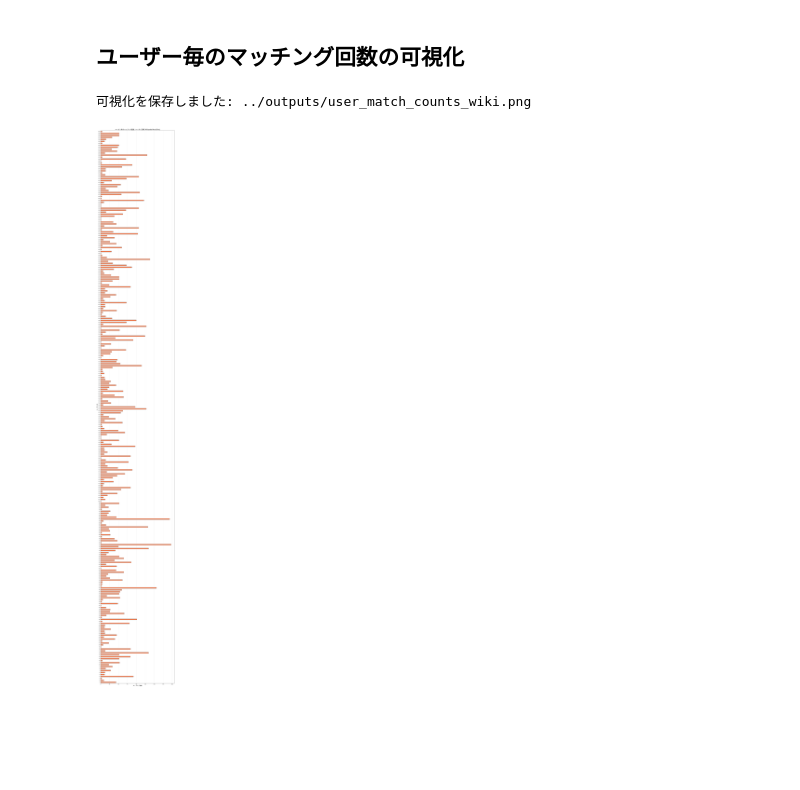
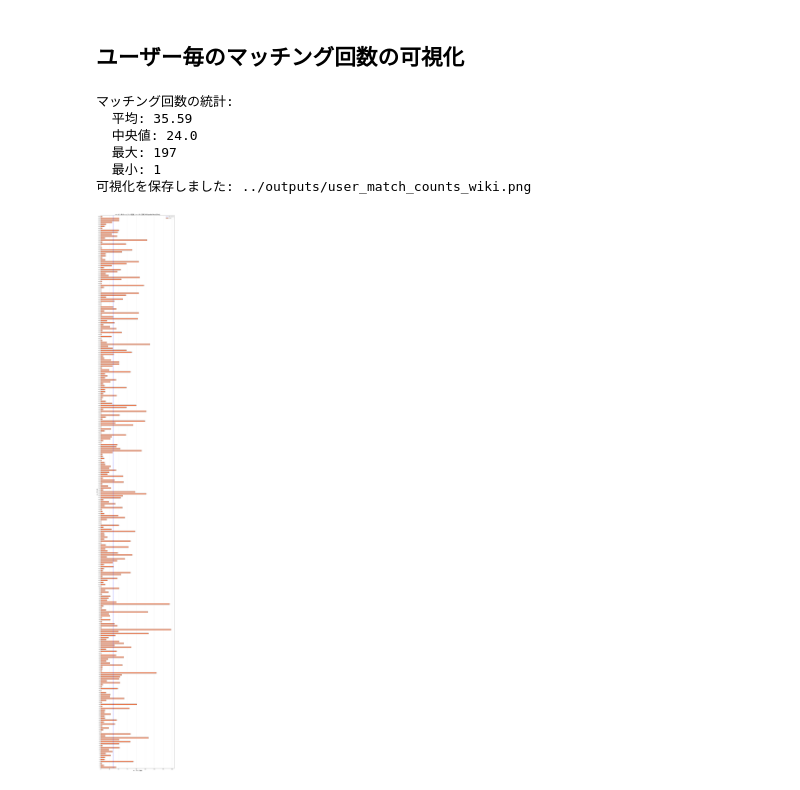
Before and after one commit to Aoki-Dai/research, a Jupyter notebook: notebooks/matching_wiki.ipynb, the cells around one changed output. Drawn from its saved outputs; the diff is of its cells as text; code cells hidden in the pictures; blank space fills up the shorter version.

```diff
--- a/notebooks/matching_wiki.ipynb
+++ b/notebooks/matching_wiki.ipynb
@@ -324,25 +324,47 @@ Name: count, dtype: int64
 # %%
 # ユーザー毎のマッチング回数を集計
 user_match_counts = matching_results["user_id"].value_counts()
+
+# 統計量の計算
+count_mean = user_match_counts.mean()
+count_median = user_match_counts.median()
+count_max = user_match_counts.max()
+count_min = user_match_counts.min()
+
+print("マッチング回数の統計:")
+print(f"  平均: {count_mean:.2f}")
+print(f"  中央値: {count_median}")
+print(f"  最大: {count_max}")
+print(f"  最小: {count_min}")
 
 # ユーザーIDで昇順にソート
 user_match_counts = user_match_counts.sort_index()
 
 # 可視化
 plt.rcParams["font.family"] = "IPAexGothic"
 fig, ax = plt.subplots(figsize=(12, max(8, len(user_match_counts) * 0.3)))
 user_match_counts.plot(kind="barh", ax=ax, color="coral", edgecolor="black")
+
+# 平均値のラインを追加
+ax.axvline(count_mean, color="blue", linestyle="--", linewidth=2, label=f"平均: {count_mean:.2f}")
+ax.legend()
+
 ax.set_xlabel("マッチング回数", fontsize=14, fontweight="bold")
 ax.set_ylabel("ユーザーID", fontsize=14, fontweight="bold")
 ax.set_title(
     "ユーザー毎のマッチング回数 (ユーザーID順, Wikipedia Word2Vec)", fontsize=16, fontweight="bold"
 )
 ax.grid(True, alpha=0.3, axis="x")
 
 plt.tight_layout()
 plt.savefig("../outputs/user_match_counts_wiki.png", dpi=300, bbox_inches="tight")
 print("可視化を保存しました: ../outputs/user_match_counts_wiki.png")
 plt.show()
 # %% [output]
+マッチング回数の統計:
+  平均: 35.59
+  中央値: 24.0
+  最大: 197
+  最小: 1
 可視化を保存しました: ../outputs/user_match_counts_wiki.png
-[figure, old version]
+[figure, new version]
```
